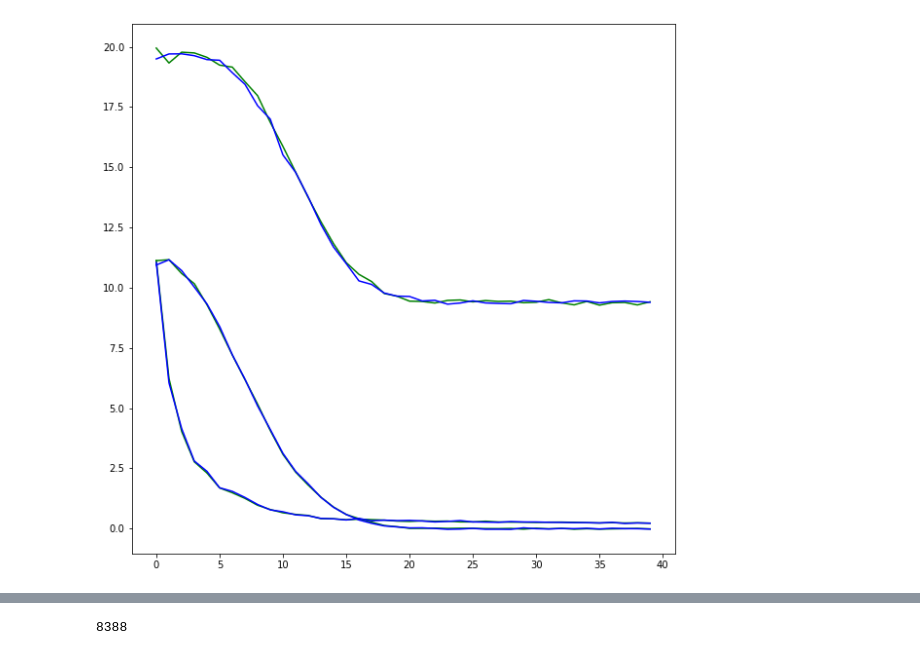
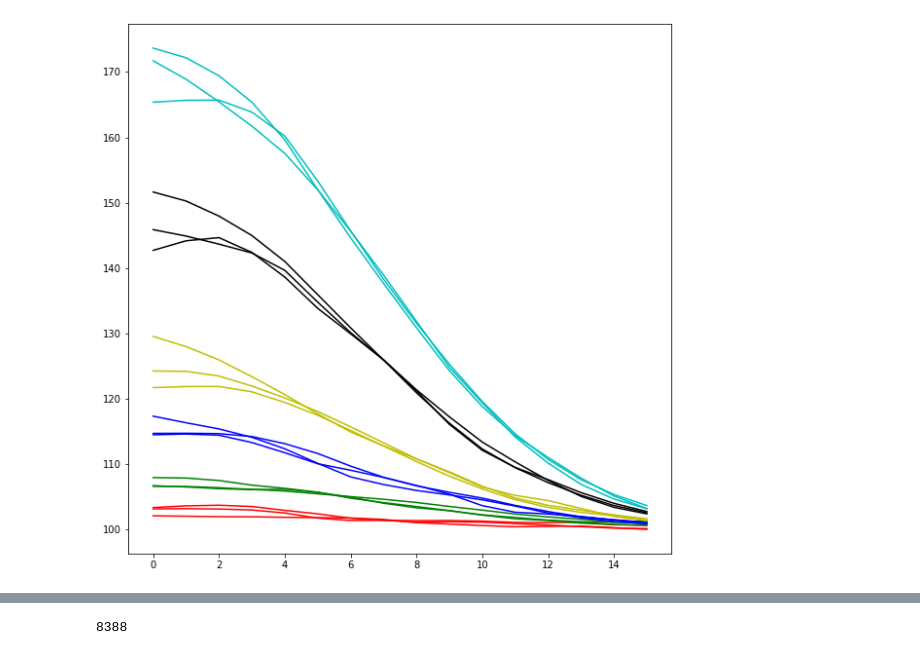
Before and after one commit to KirillRuSS/IDAO-2021-Kirill, a Jupyter notebook: normal_distribution.ipynb, the cells around one changed output, grey strips where cells are left out. Cells and saved outputs as stored; diff of their text form; code cells hidden in the pictures.

```diff
--- a/normal_distribution.ipynb
+++ b/normal_distribution.ipynb
@@ -53,11 +53,42 @@ spectors_0 = Parallel(n_jobs=c.NUM_CORES)(delayed(get_img_spector)(crop_image(ra
+# %%
+def create_circular_mask(h, w, center=None, radius=None):
+    if center is None:
+        center = (int(w/2), int(h/2))
+    if radius is None:
+        radius = min(center[0], center[1], w-center[0], h-center[1])
+
+    Y, X = np.ogrid[:h, :w]
+    dist_from_center = np.sqrt((X - center[0])**2 + (Y-center[1])**2)
+
+    mask = dist_from_center <= radius
+    return mask
+
+def get_matrix(img):
+    m = np.zeros((16))
+    for r in range(0, 16):
+        mask = create_circular_mask(64, 64, radius=r) * (~create_circular_mask(64, 64, radius=r-1))
+        m[r] = np.sum(mask * img) / np.sum(mask)
+    return m
+
+def get_img_spector(img):
+    img = sp.ndimage.filters.gaussian_filter(img, [1.0, 1.0])
+    img = get_matrix(img)
+    return img
 # %%
-plt.plot(np.sum(spectors_0, axis=0)/2000, color='g')
+#plt.plot(np.sum(spectors_0, axis=0)/2000, color='g')
+energys = [1, 3, 6, 10, 20, 30]
+colors = ['r', 'g', 'b', 'y', 'k', 'c']
+for i in range(6):
+    energy = energys[i]
+    color = colors[i]
+    for j in range(3):
+        noise = dist_gen.get_noise_img()
+        spector = get_img_spector(dist_gen.get_distribution(0.99, 0.09, 0.6, energy, matrix_noise=noise)[1])
+        plt.plot(spector, color=color)
 
-spectors_1 = Parallel(n_jobs=c.NUM_CORES)(delayed(get_distribution_spector)(0.99, 0.06, 0.8, 5.0, get_noise_img(100)) for i in range(2000))
-plt.plot(np.sum(spectors_1, axis=0)/2000, color='b')
 
-spectors_1 = Parallel(n_jobs=c.NUM_CORES)(delayed(get_distribution_spector)(0.99, 0.06, 0.9, 21, get_noise_img(100)) for i in range(100))
+#spectors_1 = Parallel(n_jobs=c.NUM_CORES)(delayed(dist_gen.get_distribution_spector)(0.99, 0.06, 0.9, 21, dist_gen.get_noise_img()) for i in range(100))
 #plt.plot(np.sum(spectors_1, axis=0)/100, color='r')
 plt.show()
 # %% [output]
-[figure, old version]
+[figure, new version]
```
Also changed, not shown: parts of 6 cells of this notebook, 11 other files.
